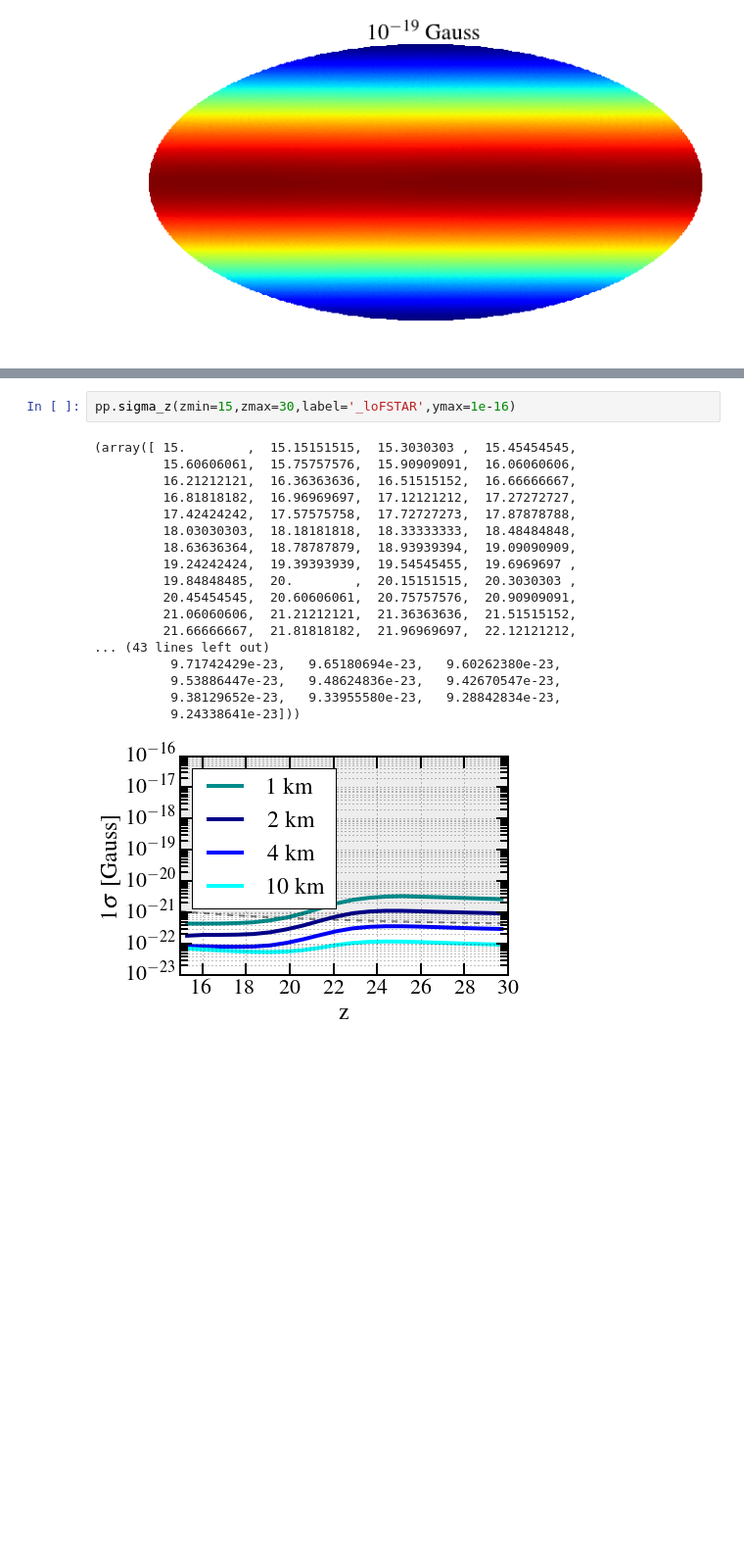
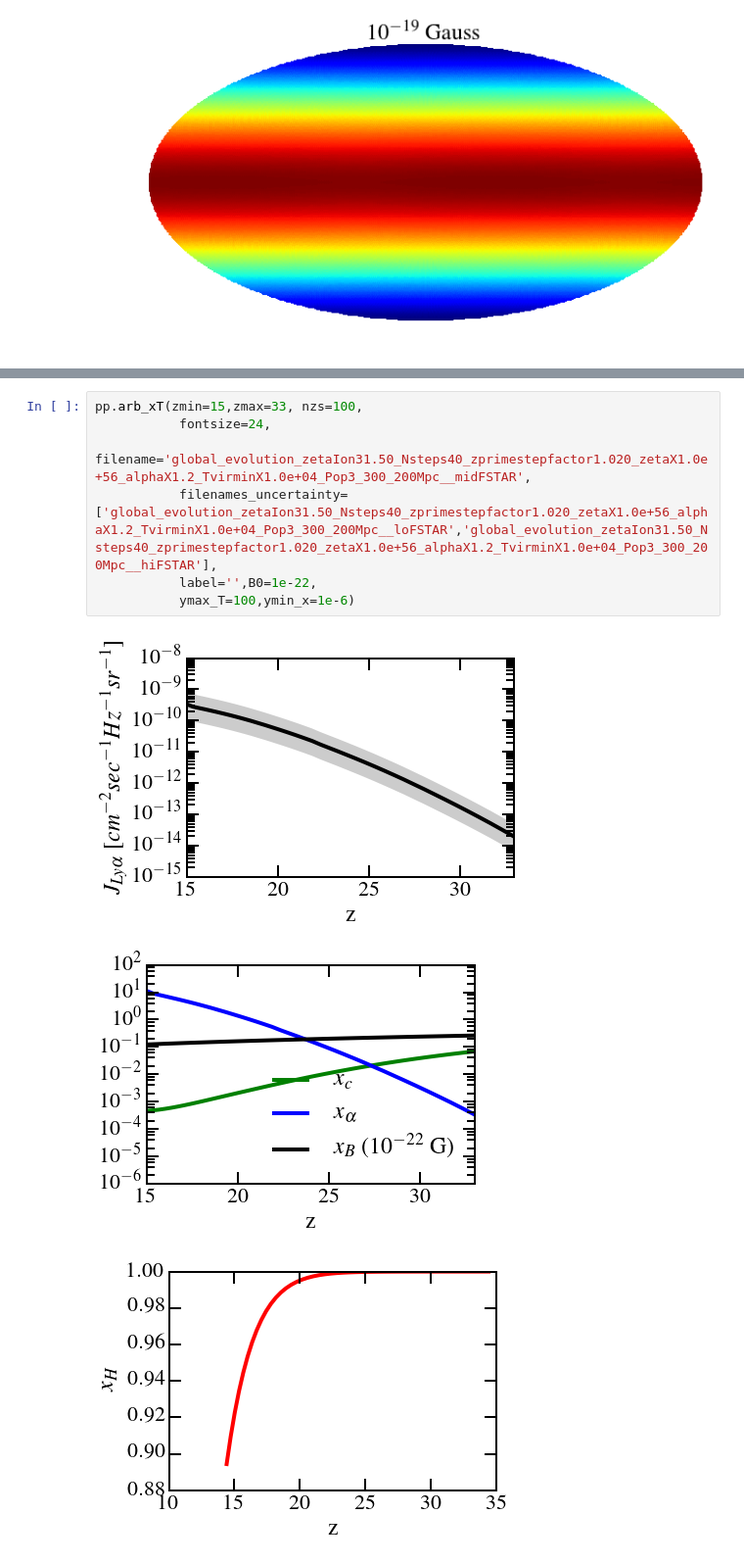
Before and after one commit to veragluscevic/pmfs, a Jupyter notebook: plots.ipynb, the cells around one changed output, grey strips where cells are left out. Shown: that part at 98% size. Drawn from its saved outputs; the diff is of its cells as text; blank space fills up the shorter version.

Commit message:
code in accordance with corrected draft, tested; final(?) inputs and plots; txt files added with all commands and plotting commands

```diff
--- a/plots.ipynb
+++ b/plots.ipynb
@@ -71,21 +21,11 @@ pp.sigma_z(zmin=15,label='_midFSTAR',ymax=1e-16)
-# %%
-pp.sigma_z(zmin=15,zmax=30,label='_loFSTAR',ymax=1e-16)
-# %% [output]
-(array([ 15.        ,  15.15151515,  15.3030303 ,  15.45454545,
-         15.60606061,  15.75757576,  15.90909091,  16.06060606,
-         16.21212121,  16.36363636,  16.51515152,  16.66666667,
-         16.81818182,  16.96969697,  17.12121212,  17.27272727,
-         17.42424242,  17.57575758,  17.72727273,  17.87878788,
-         18.03030303,  18.18181818,  18.33333333,  18.48484848,
-         18.63636364,  18.78787879,  18.93939394,  19.09090909,
-         19.24242424,  19.39393939,  19.54545455,  19.6969697 ,
-         19.84848485,  20.        ,  20.15151515,  20.3030303 ,
-         20.45454545,  20.60606061,  20.75757576,  20.90909091,
-         21.06060606,  21.21212121,  21.36363636,  21.51515152,
-         21.66666667,  21.81818182,  21.96969697,  22.12121212,
-... (43 lines left out)
-          9.71742429e-23,   9.65180694e-23,   9.60262380e-23,
-          9.53886447e-23,   9.48624836e-23,   9.42670547e-23,
-          9.38129652e-23,   9.33955580e-23,   9.28842834e-23,
-          9.24338641e-23]))
-[figure, removed]
+# %%
+pp.arb_xT(zmin=15,zmax=33, nzs=100,
+           fontsize=24,
+           filename='global_evolution_zetaIon31.50_Nsteps40_zprimestepfactor1.020_zetaX1.0e+56_alphaX1.2_TvirminX1.0e+04_Pop3_300_200Mpc__midFSTAR',
+           filenames_uncertainty=['global_evolution_zetaIon31.50_Nsteps40_zprimestepfactor1.020_zetaX1.0e+56_alphaX1.2_TvirminX1.0e+04_Pop3_300_200Mpc__loFSTAR','global_evolution_zetaIon31.50_Nsteps40_zprimestepfactor1.020_zetaX1.0e+56_alphaX1.2_TvirminX1.0e+04_Pop3_300_200Mpc__hiFSTAR'],
+           label='',B0=1e-22,
+           ymax_T=100,ymin_x=1e-6)
+# %% [output]
+[figure, added]
+[figure, added]
+[figure, added]
```
Also changed, not shown: parts of 9 cells of this notebook, 20 other files.
